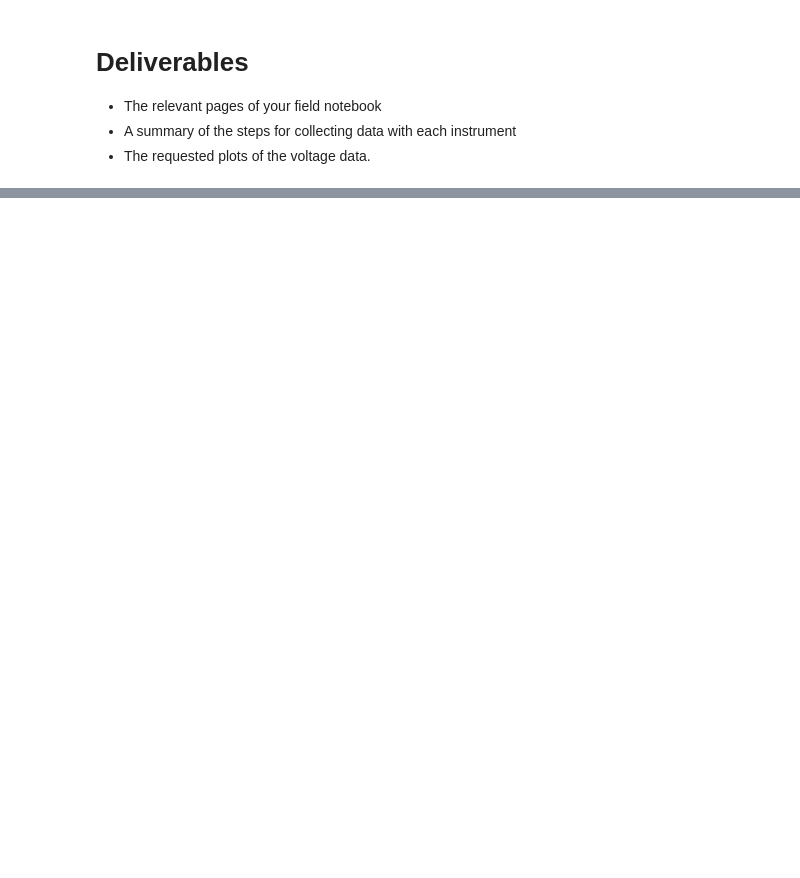
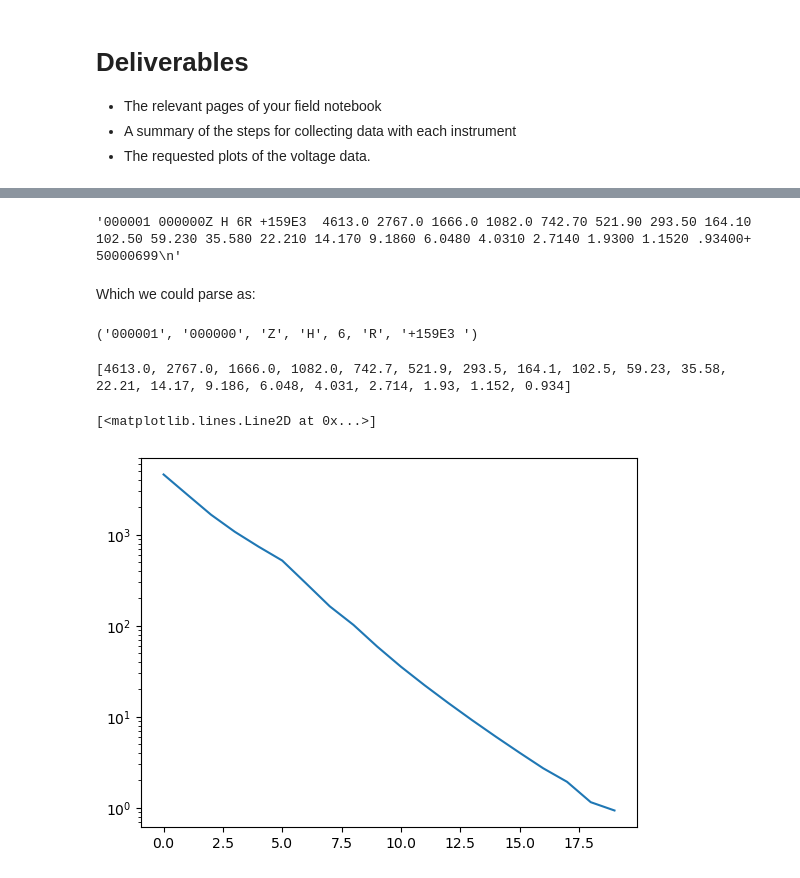
Before and after one commit to jcapriot/gpgn-319, a Jupyter notebook: labs/EM/Lab1-TDEM_collection.ipynb, the cells around one changed output, grey strips where cells are left out. Drawn from its saved outputs; the diff is of its cells as text; code cells hidden in the pictures; blank space fills up the shorter version.

Commit message:
add details about reading in the TEM instrument data files

```diff
--- a/labs/EM/Lab1-TDEM_collection.ipynb
+++ b/labs/EM/Lab1-TDEM_collection.ipynb
@@ -138,0 +160,7 @@ Further details about the data file formats will be provide by Monday, but I enc
+# %%
+# For example, line 4 in the data file would be parsed as:
+from pathlib import Path
+
+file_name = Path('data')/'lab1_protem.txt'
+with open(file_name, 'r') as f:
+    lines = f.readlines()
@@ -138,0 +204,39 @@ Further details about the data file formats will be provide by Monday, but I enc
+# %%
+record_line = lines[5]
+record_line
+# %% [output]
+'000001 000000Z H 6R +159E3  4613.0 2767.0 1666.0 1082.0 742.70 521.90 293.50 164.10 102.50 59.230 35.580 22.210 14.170 9.1860 6.0480 4.0310 2.7140 1.9300 1.1520 .93400+            50000699\n'
+# %% [markdown]
+Which we could parse as:
+# %%
+line_number  = record_line[0:6]
+station_number = record_line[7:13]
+component = record_line[13]
+frequency_key = record_line[15]
+gain = int(record_line[17])
+syncmode = record_line[18]
+primary_field = record_line[20:27]
+
+# Each gates take up 7 characters, and there are 20 gates
+# The first column of the line that has this data looks to be
+# 27
+# First read all of the voltage data
+voltages = record_line[27:27+20*7]
+# Then split them up (and convert them to floats)
+# using a fixed width...
+voltages = [float(voltages[7*i:7*(i+1)]) for i in range(20)]
+
+# The last number is not important
+# %%
+line_number, station_number, component, frequency_key, gain, syncmode, primary_field
+# %% [output]
+('000001', '000000', 'Z', 'H', 6, 'R', '+159E3 ')
+# %%
+print(voltages)
+# %% [output]
+[4613.0, 2767.0, 1666.0, 1082.0, 742.7, 521.9, 293.5, 164.1, 102.5, 59.23, 35.58, 22.21, 14.17, 9.186, 6.048, 4.031, 2.714, 1.93, 1.152, 0.934]
+# %%
+plt.semilogy(voltages)
+# %% [output]
+[<matplotlib.lines.Line2D at 0x...>]
+[figure, added]
```
Also changed, not shown: parts of 20 cells of this notebook, 3 other files.
